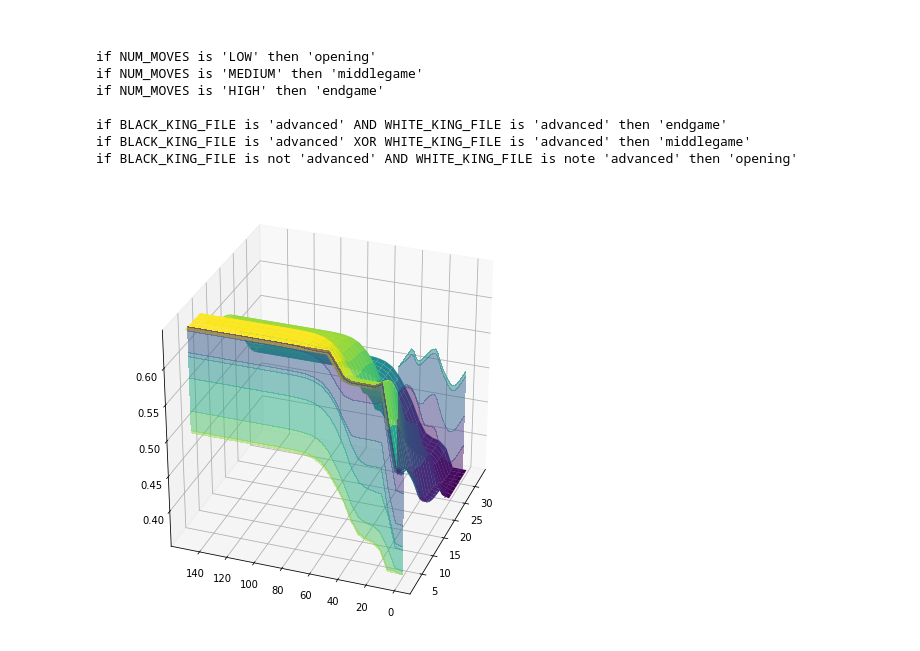
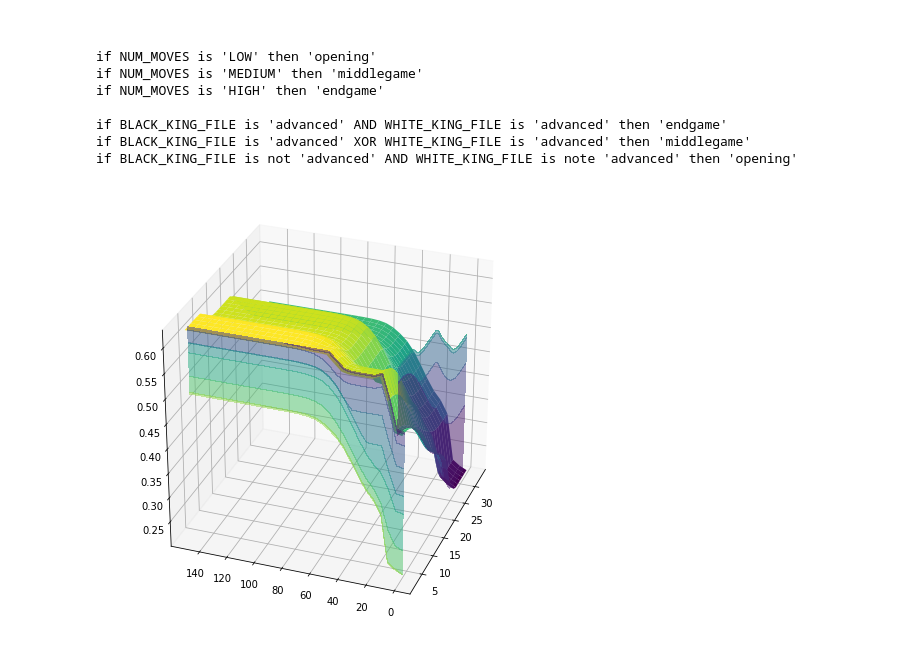
Before and after one commit to DaveFerBear/chess_ai, a Jupyter notebook: notebooks/FuzzyExperiments.ipynb, the cells around one changed output. Drawn from its saved outputs; the diff is of its cells as text; code cells hidden in the pictures.

```diff
--- a/notebooks/FuzzyExperiments.ipynb
+++ b/notebooks/FuzzyExperiments.ipynb
@@ -60,8 +60,8 @@ game_phase['MIDDLE'] = fuzz.trimf(game_phase.universe, [.3,.5,.7])
 game_phase['END'] = fuzz.trimf(game_phase.universe, [.6,1,1])
 
 # Add extra game phases for king file rules.
-game_phase['PROBABLY_OPENING'] = fuzz.trapmf(game_phase.universe, [0,.1,.5,.6])/4
-game_phase['PROBABLY_END'] = fuzz.trapmf(game_phase.universe, [.4,.5,.9,1])/4
+game_phase['PROBABLY_OPENING'] = fuzz.trapmf(game_phase.universe, [0,0,.5,.6])/4
+game_phase['PROBABLY_END'] = fuzz.trapmf(game_phase.universe, [.4,.5,1,1])/4
 
 game_phase.view()
 # %% [output]
@@ -97,6 +97,12 @@ rules = [
         white_king_advanced_squares['RETREATED'] & black_king_advanced_squares['RETREATED']),
         consequent=game_phase['PROBABLY_OPENING']),
     ctrl.Rule(antecedent=(
+        white_king_advanced_squares['RETREATED'] & black_king_advanced_squares['ADVANCED']),
+        consequent=game_phase['PROBABLY_OPENING']),
+    ctrl.Rule(antecedent=(
+        white_king_advanced_squares['ADVANCED'] & black_king_advanced_squares['RETREATED']),
+        consequent=game_phase['PROBABLY_OPENING']),
+    ctrl.Rule(antecedent=(
         white_king_advanced_squares['ADVANCED'] & black_king_advanced_squares['ADVANCED']),
         consequent=game_phase['PROBABLY_END'])
 ]
@@ -106,34 +109,37 @@ sim = ctrl.ControlSystemSimulation(system, flush_after_run=21*21+1)
 # %%
 resolution = 30
+
+system = ctrl.ControlSystem(rules=rules)
+sim = ctrl.ControlSystemSimulation(system, flush_after_run=resolution*resolution+1)
 
 x,y = np.meshgrid(np.linspace(2, 33, resolution), np.linspace(0, 150, resolution))
 
 z = np.zeros_like(x)
 
 # Loop through the system 21*21 times to collect the control surface
 for i in range(resolution):
     for j in range(resolution):
         sim.input['num_pieces'] = x[i, j]
         sim.input['num_moves'] = y[i, j]
-        sim.input['white_king_advanced_squares'] = 5
-        sim.input['black_king_advanced_squares'] = 5
+        sim.input['white_king_advanced_squares'] = 8
+        sim.input['black_king_advanced_squares'] = 1
         sim.compute()
         z[i, j] = sim.output['game_phase']
 
 # Plot the result in pretty 3D with alpha blending
 import matplotlib.pyplot as plt
 from mpl_toolkits.mplot3d import Axes3D  # Required for 3D plotting
 
 fig = plt.figure(figsize=(8, 8))
 ax = fig.add_subplot(111, projection='3d')
 
 surf = ax.plot_surface(x, y, z, rstride=1, cstride=1, cmap='viridis',
                        linewidth=0.4, antialiased=True)
 
 cset = ax.contourf(x, y, z, zdir='z', offset=-2.5, cmap='viridis', alpha=0.5)
 cset = ax.contourf(x, y, z, zdir='x', offset=3, cmap='viridis', alpha=0.5)
 cset = ax.contourf(x, y, z, zdir='y', offset=3, cmap='viridis', alpha=0.5)
 
 ax.view_init(30, 200)
 # %% [output]
-[figure, old version]
+[figure, new version]
```
Also changed, not shown: parts of 3 cells of this notebook, 2 other files.
